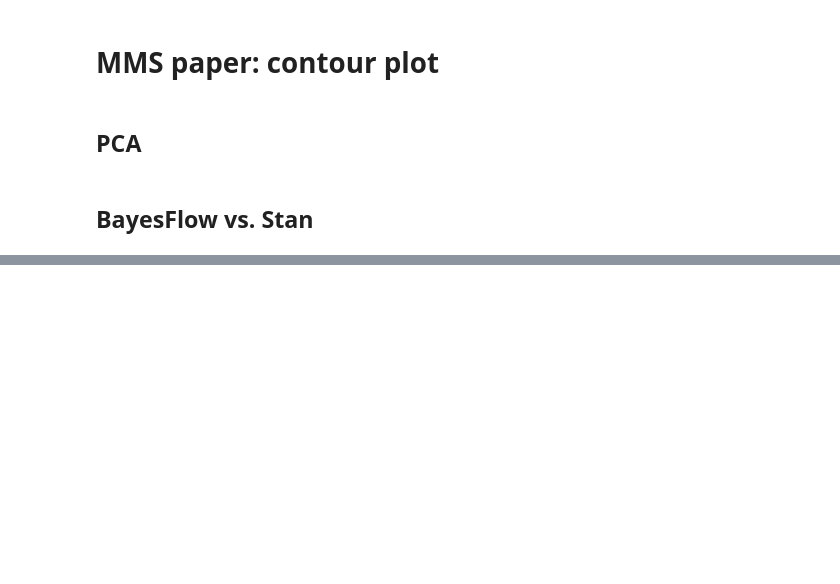
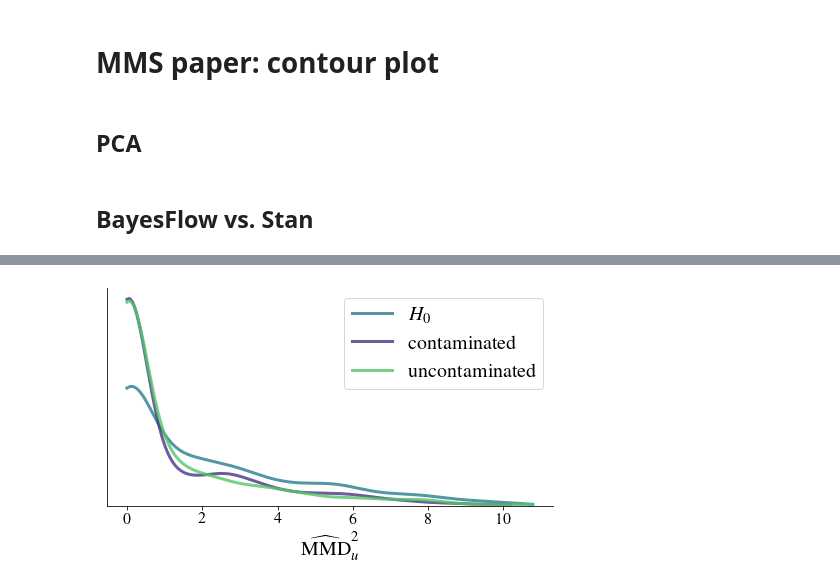
Before and after one commit to marvinschmitt/ModelMisspecificationBF, a Jupyter notebook: abf_ddm_unbounded_bf.ipynb, the cells around one changed output, grey strips where cells are left out. Saved outputs shown, nothing was run; the diff lists cells and outputs as text; code cells hidden in the pictures; blank space fills up the shorter version.

```diff
--- a/abf_ddm_unbounded_bf.ipynb
+++ b/abf_ddm_unbounded_bf.ipynb
@@ -725,0 +810,26 @@ for MMS_type in models:
+# %%
+def draw_vline_to_kde(x, kde_object, color, **kwargs):
+    kde_x, kde_y = kde_object.lines[0].get_data()
+    idx = np.argmin(np.abs(kde_x - x))
+    plt.plot([x, x], [0, kde_y[idx]], color=color, linewidth=4, **kwargs)
+
+plt.figure(figsize=(8, 4))
+alpha = 0.05
+H0_color = "#287D8EFF"
+uncontaminated_color = "#55C667FF"
+contaminated_color = "#453781FF"
+alpha_color = "#481567FF"
+
+sns.kdeplot(MMD_H0, fill=False, alpha=.80, linewidth=3, color = H0_color, cut=0, label=r"$H_0$")
+sns.kdeplot(MMD_contaminated, fill=False, alpha=.80, linewidth=3, color = contaminated_color, cut=0, label=r"contaminated")
+sns.kdeplot(MMD_uncontaminated, fill=False, alpha=.80, linewidth=3, color = uncontaminated_color, cut=0, label=r"uncontaminated")
+
+
+plt.xlabel(r"$\widehat{\mathrm{MMD}}^2_u$")
+plt.ylabel("")
+plt.yticks([])
+
+plt.legend(fontsize=20)
+sns.despine()
+# %% [output]
+[figure, added]
```
Also changed, not shown: parts of 17 cells of this notebook.
